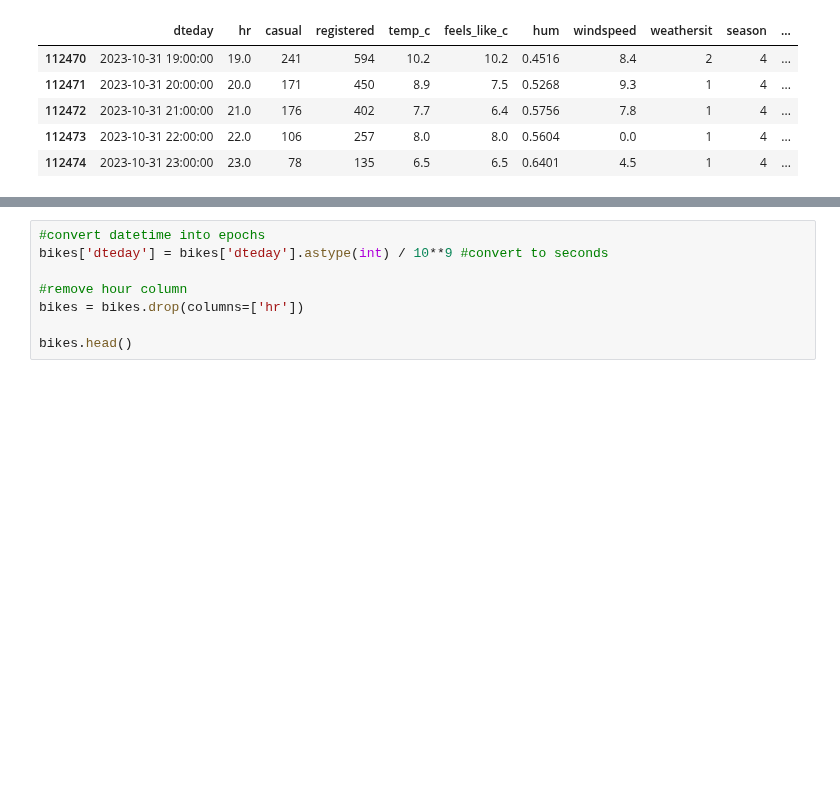
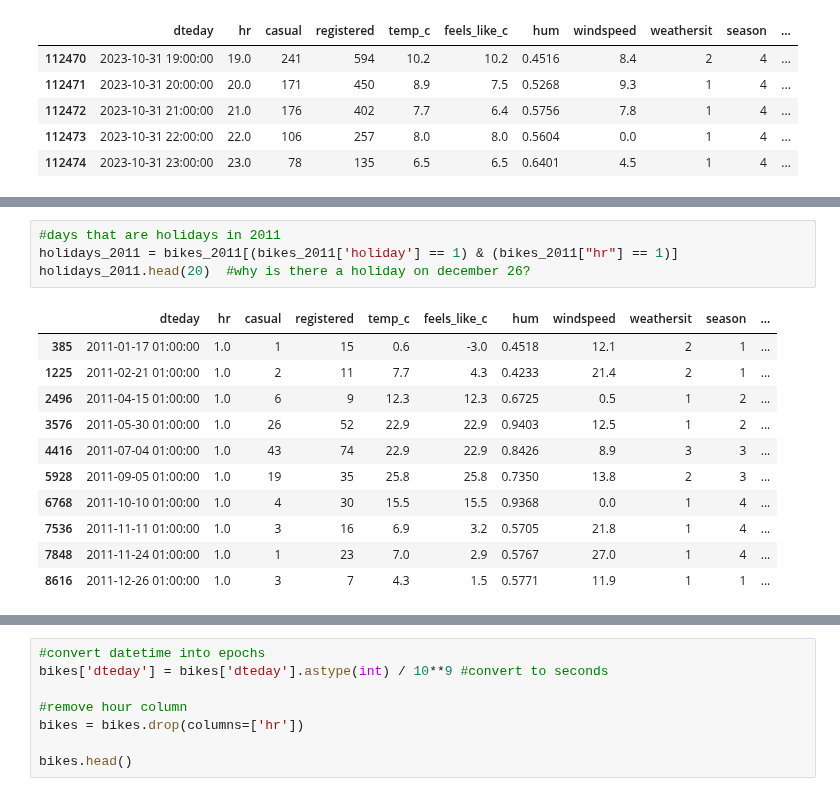
Before and after one commit to MarshallPotts/CSE450-Machine-Learning, a Jupyter notebook: case_study4.ipynb, the cells around one changed output, grey strips where cells are left out. Drawn from its saved outputs; the diff is of its cells as text; blank space fills up the shorter version.

```diff
--- a/case_study4.ipynb
+++ b/case_study4.ipynb
@@ -67,0 +114,16 @@ bikes.tail()
+# %%
+#days that are holidays in 2011
+holidays_2011 = bikes_2011[(bikes_2011['holiday'] == 1) & (bikes_2011["hr"] == 1)]
+holidays_2011.head(20)  #why is there a holiday on december 26?
+# %% [output]
+|  | dteday | hr | casual | registered | temp_c | feels_like_c | hum | windspeed | weathersit | season | ... |
+| 385 | 2011-01-17 01:00:00 | 1.0 | 1 | 15 | 0.6 | -3.0 | 0.4518 | 12.1 | 2 | 1 | ... |
+| 1225 | 2011-02-21 01:00:00 | 1.0 | 2 | 11 | 7.7 | 4.3 | 0.4233 | 21.4 | 2 | 1 | ... |
+| 2496 | 2011-04-15 01:00:00 | 1.0 | 6 | 9 | 12.3 | 12.3 | 0.6725 | 0.5 | 1 | 2 | ... |
+| 3576 | 2011-05-30 01:00:00 | 1.0 | 26 | 52 | 22.9 | 22.9 | 0.9403 | 12.5 | 1 | 2 | ... |
+| 4416 | 2011-07-04 01:00:00 | 1.0 | 43 | 74 | 22.9 | 22.9 | 0.8426 | 8.9 | 3 | 3 | ... |
+| 5928 | 2011-09-05 01:00:00 | 1.0 | 19 | 35 | 25.8 | 25.8 | 0.7350 | 13.8 | 2 | 3 | ... |
+| 6768 | 2011-10-10 01:00:00 | 1.0 | 4 | 30 | 15.5 | 15.5 | 0.9368 | 0.0 | 1 | 4 | ... |
+| 7536 | 2011-11-11 01:00:00 | 1.0 | 3 | 16 | 6.9 | 3.2 | 0.5705 | 21.8 | 1 | 4 | ... |
+| 7848 | 2011-11-24 01:00:00 | 1.0 | 1 | 23 | 7.0 | 2.9 | 0.5767 | 27.0 | 1 | 4 | ... |
+| 8616 | 2011-12-26 01:00:00 | 1.0 | 3 | 7 | 4.3 | 1.5 | 0.5771 | 11.9 | 1 | 1 | ... |
```
Also changed, not shown: parts of 10 cells of this notebook.
